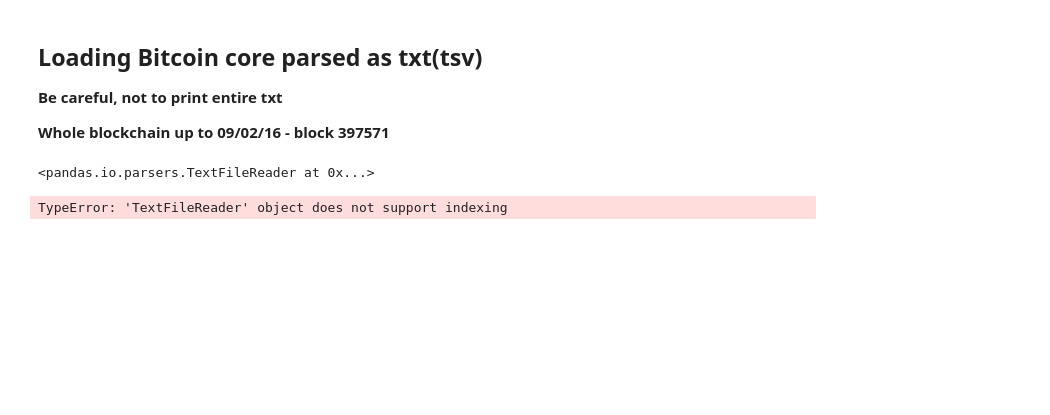
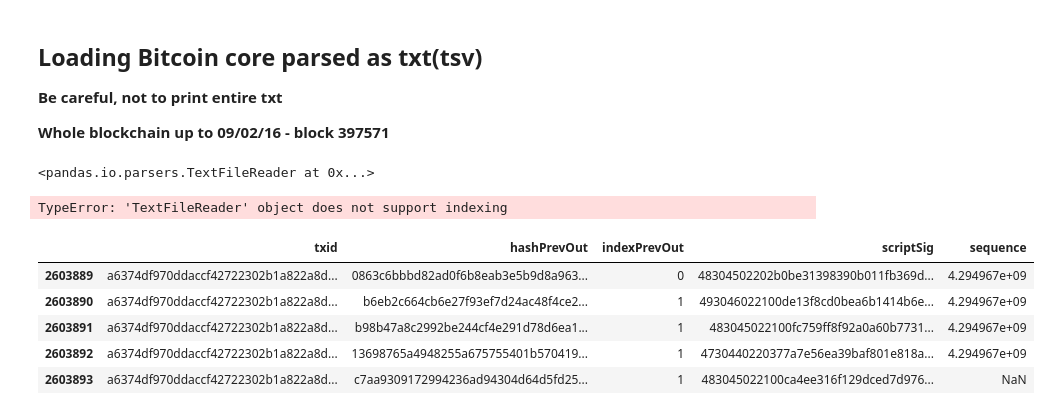
Before and after one commit to brandtoliver/Blockchain-Transaction-Classification, a Jupyter notebook: Data import.ipynb, the cells around one changed output. Saved outputs shown, nothing was run; the diff lists cells and outputs as text; code cells hidden in the pictures; blank space fills up the shorter version.

```diff
--- a/Data import.ipynb
+++ b/Data import.ipynb
@@ -142,3 +166,12 @@ for chunk in reader[1]:
 # %%
 # %% [output]
 TypeError: 'TextFileReader' object does not support indexing
+# %%
+tx_in.tail()
+# %% [output]
+|  | txid | hashPrevOut | indexPrevOut | scriptSig | sequence |
+| 2603889 | a6374df970ddaccf42722302b1a822a8d... | 0863c6bbbd82ad0f6b8eab3e5b9d8a963... | 0 | 48304502202b0be31398390b011fb369d... | 4.294967e+09 |
+| 2603890 | a6374df970ddaccf42722302b1a822a8d... | b6eb2c664cb6e27f93ef7d24ac48f4ce2... | 1 | 493046022100de13f8cd0bea6b1414b6e... | 4.294967e+09 |
+| 2603891 | a6374df970ddaccf42722302b1a822a8d... | b98b47a8c2992be244cf4e291d78d6ea1... | 1 | 483045022100fc759ff8f92a0a60b7731... | 4.294967e+09 |
+| 2603892 | a6374df970ddaccf42722302b1a822a8d... | 13698765a4948255a675755401b570419... | 1 | 4730440220377a7e56ea39baf801e818a... | 4.294967e+09 |
+| 2603893 | a6374df970ddaccf42722302b1a822a8d... | c7aa9309172994236ad94304d64d5fd25... | 1 | 483045022100ca4ee316f129dced7d976... | NaN |
```
Also changed, not shown: parts of 38 cells of this notebook.
